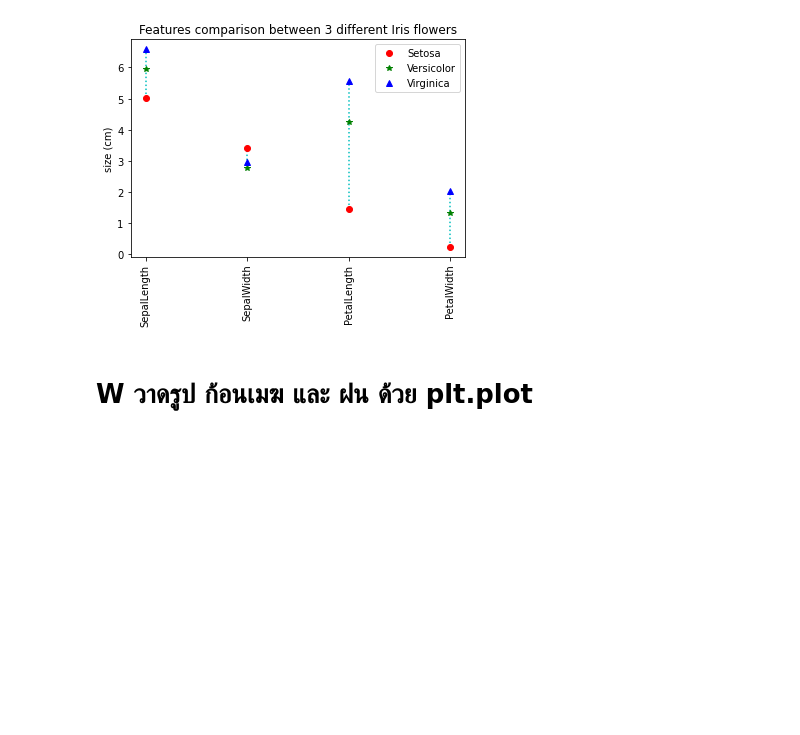
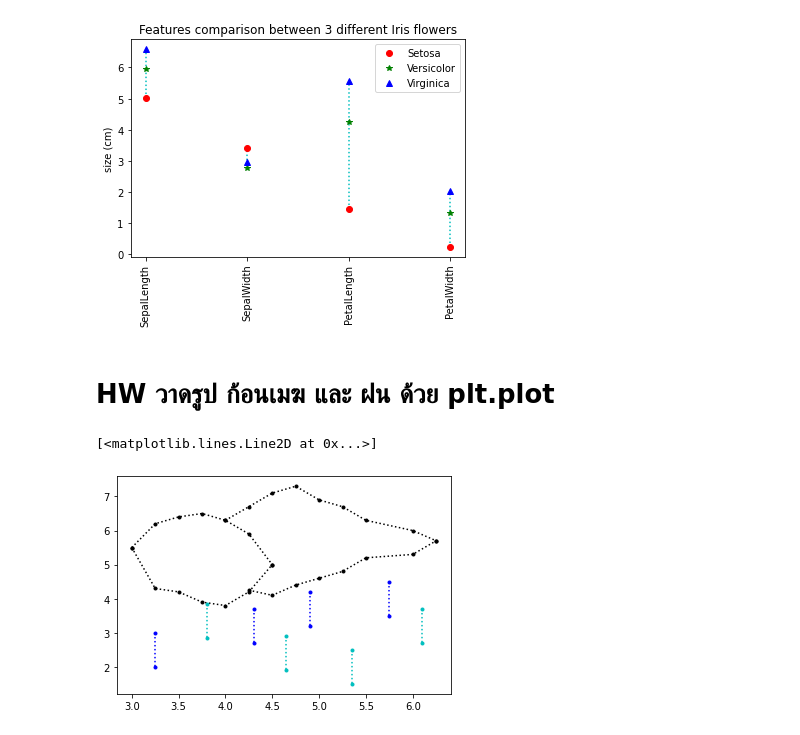
Before and after one commit to Jaomiew/data_viz_2022, a Jupyter notebook: DataViz04_Data_Comparison.ipynb, the cells around one changed output. Drawn from its saved outputs; the diff is of its cells as text; code cells hidden in the pictures; blank space fills up the shorter version.

```diff
--- a/DataViz04_Data_Comparison.ipynb
+++ b/DataViz04_Data_Comparison.ipynb
@@ -161,4 +161,23 @@ plt.ylabel('size (cm)');
 # %% [output]
 [figure]
 # %% [markdown]
-# **W วาดรูป ก้อนเมฆ และ ฝน ด้วย plt.plot**
+# **HW วาดรูป ก้อนเมฆ และ ฝน ด้วย plt.plot**
+# %%
+#น้องเมฆ
+plt.plot([3,3.25,3.5,3.75,4,4.25,4.5],[5.5,4.3,4.2,3.9,3.8,4.2,5],'k.:')
+plt.plot([3,3.25,3.5,3.75,4,4.25,4.5],[5.5,6.2,6.4,6.5,6.3,5.9,5],'k.:')
+plt.plot([4,4.25,4.5,4.75,5,5.25,5.5,6,6.25],[6.3,6.7,7.1,7.3,6.9,6.7,6.3,6,5.7],'k.:')
+plt.plot([4.25,4.5,4.75,5,5.25,5.5,6,6.25],[4.25,4.1,4.4,4.6,4.8,5.2,5.3,5.7],'k.:')
+
+#น้องฝน
+plt.plot([3.25,3.25],[3,2],'b.:')
+plt.plot([3.8,3.8],[3.85,2.85],'c.:')
+plt.plot([4.3,4.3],[3.7,2.7],'b.:')
+plt.plot([4.65,4.65],[2.9,1.9],'c.:')
+plt.plot([4.9,4.9],[4.2,3.2],'b.:')
+plt.plot([5.35,5.35],[2.5,1.5],'c.:')
+plt.plot([5.75,5.75],[4.5,3.5],'b.:')
+plt.plot([6.1,6.1],[3.7,2.7],'c.:')
+# %% [output]
+[<matplotlib.lines.Line2D at 0x...>]
+[figure, added]
```
